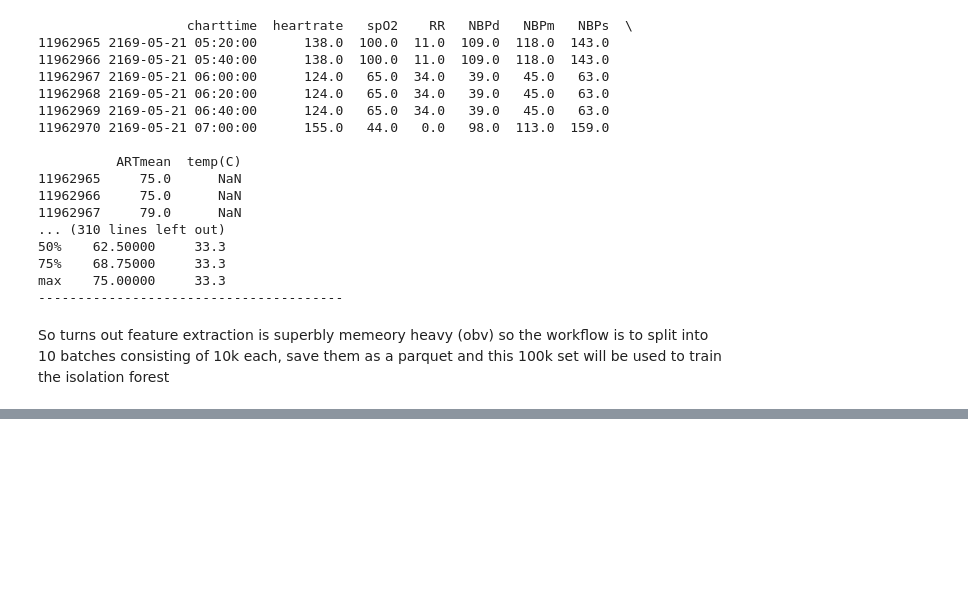
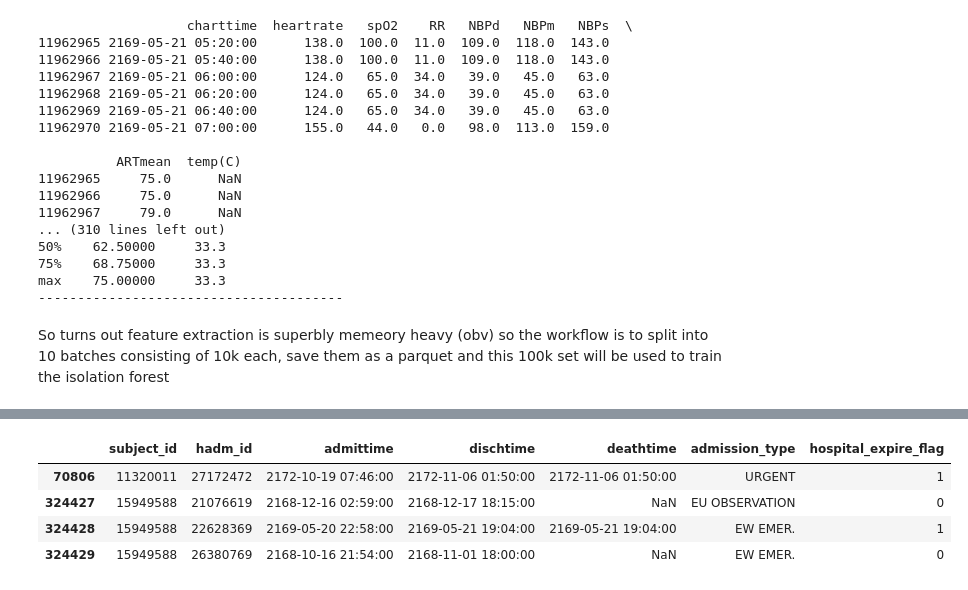
Before and after one commit to pranavv2707/ICU, a Jupyter notebook: notebooks/preprocessing.ipynb, the cells around one changed output, grey strips where cells are left out. Saved outputs shown, nothing was run; the diff lists cells and outputs as text; code cells hidden in the pictures; blank space fills up the shorter version.

```diff
--- a/notebooks/preprocessing.ipynb
+++ b/notebooks/preprocessing.ipynb
@@ -1327,0 +1267,9 @@ dtype: float64
+# %%
+targetsubjects=[15949588,11320011]
+admissions[admissions["subject_id"].isin(targetsubjects)][["subject_id","hadm_id","admittime","dischtime","deathtime","admission_type","hospital_expire_flag"]]
+# %% [output]
+|  | subject_id | hadm_id | admittime | dischtime | deathtime | admission_type | hospital_expire_flag |
+| 70806 | 11320011 | 27172472 | 2172-10-19 07:46:00 | 2172-11-06 01:50:00 | 2172-11-06 01:50:00 | URGENT | 1 |
+| 324427 | 15949588 | 21076619 | 2168-12-16 02:59:00 | 2168-12-17 18:15:00 | NaN | EU OBSERVATION | 0 |
+| 324428 | 15949588 | 22628369 | 2169-05-20 22:58:00 | 2169-05-21 19:04:00 | 2169-05-21 19:04:00 | EW EMER. | 1 |
+| 324429 | 15949588 | 26380769 | 2168-10-16 21:54:00 | 2168-11-01 18:00:00 | NaN | EW EMER. | 0 |
```
Also changed, not shown: parts of 50 cells of this notebook.
